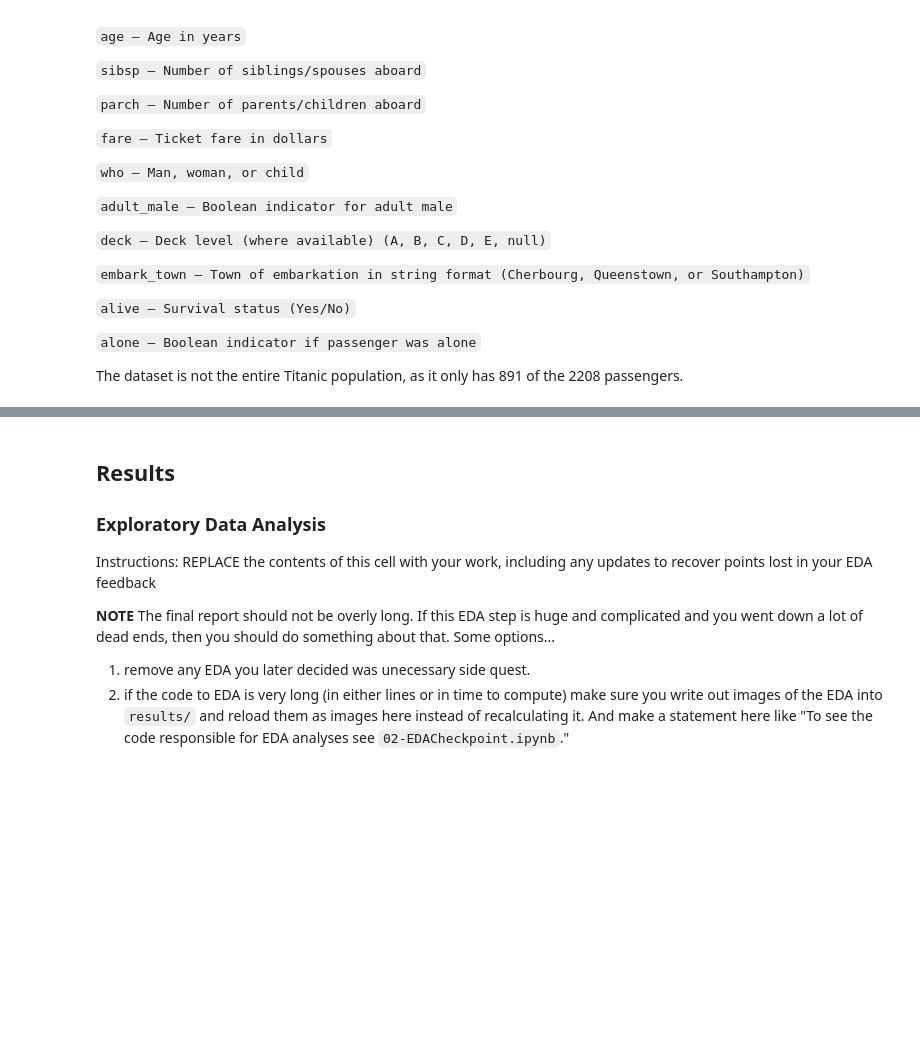
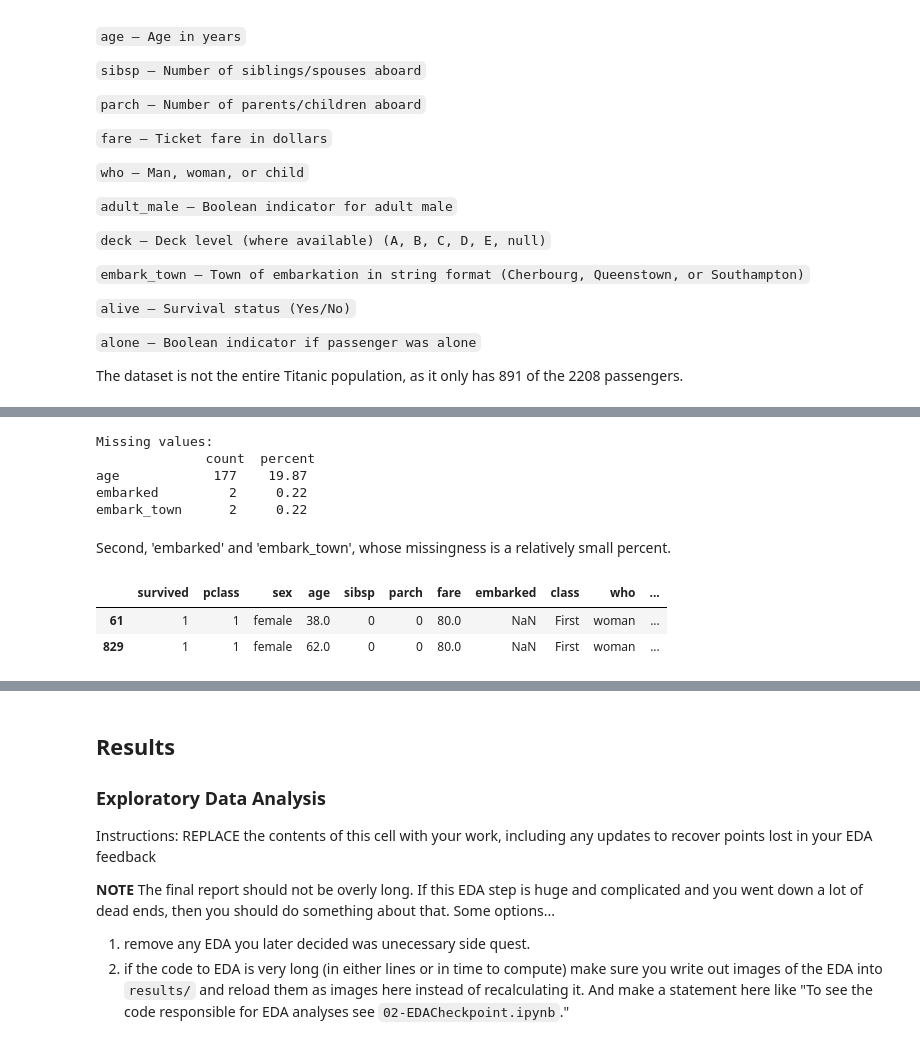
Before and after one commit to Exec-GenEsis/Titanic-Analysis-ML, a Jupyter notebook: 04-FinalCleanup.ipynb, the cells around one changed output, grey strips where cells are left out. Saved outputs shown, nothing was run; the diff lists cells and outputs as text; code cells hidden in the pictures; blank space fills up the shorter version.

```diff
--- a/04-FinalCleanup.ipynb
+++ b/04-FinalCleanup.ipynb
@@ -177,0 +234,19 @@ The dataset is not the entire Titanic population, as it only has 891 of the 2208
+# %%
+# drop deck entirely
+df = df.drop('deck', axis = 1)
+missing_check(df)
+# %% [output]
+Missing values:
+              count  percent
+age            177    19.87
+embarked         2     0.22
+embark_town      2     0.22
+# %% [markdown]
+Second, 'embarked' and 'embark_town', whose missingness is a relatively small percent.
+# %%
+# Returns the rows with missing embarked data.
+df[df['embarked'].isna() == True]
+# %% [output]
+|  | survived | pclass | sex | age | sibsp | parch | fare | embarked | class | who | ... |
+| 61 | 1 | 1 | female | 38.0 | 0 | 0 | 80.0 | NaN | First | woman | ... |
+| 829 | 1 | 1 | female | 62.0 | 0 | 0 | 80.0 | NaN | First | woman | ... |
```
Also changed, not shown: parts of 11 cells of this notebook, 1 other file.
